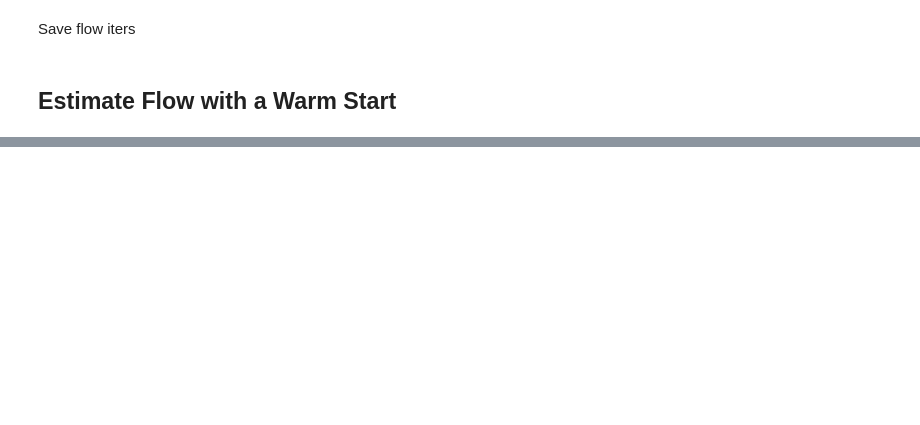
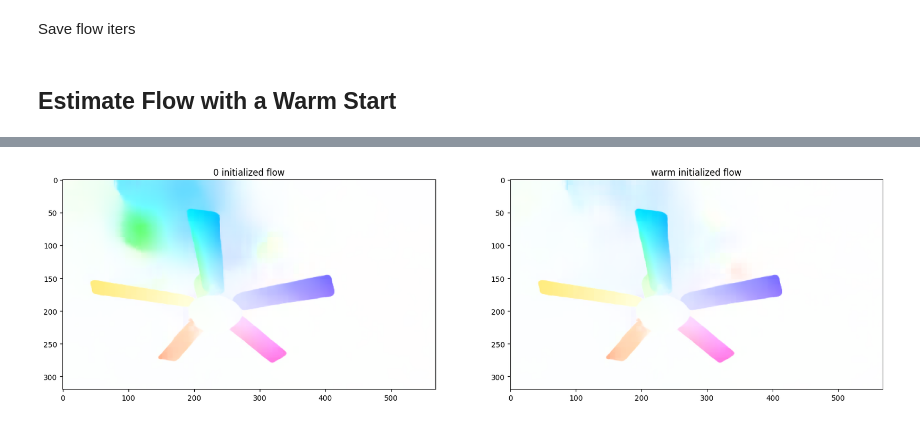
Before and after one commit to itberrios/CV_projects, a Jupyter notebook: RAFT/RAFT_exploration.ipynb, the cells around one changed output, grey strips where cells are left out. Cells and saved outputs as stored; diff of their text form; code cells hidden in the pictures; blank space fills up the shorter version.

```diff
--- a/RAFT/RAFT_exploration.ipynb
+++ b/RAFT/RAFT_exploration.ipynb
@@ -265,0 +257,18 @@ ax1.set_title('warm initialized flow');
+# %%
+# get previous estimate at 1/8 res
+flow_lo, flow_up = inference(model, frame1, frame2, device='cuda', pad_mode=None, iters=20, test_mode=True)
+
+# 0 initialization
+flow_lo_cold, flow_up_cold = inference(model, frame2, frame3, device='cuda', pad_mode=None, flow_init=None, iters=20, test_mode=True)
+
+# warm initialization
+flow_lo_warm, flow_up_warm = inference(model, frame2, frame3, device='cuda', pad_mode=None, flow_init=flow_lo, iters=20, test_mode=True)
+# %%
+f, (ax0, ax1) = plt.subplots(1,2, figsize=(20,10))
+
+ax0.imshow(get_viz(flow_up_cold))
+ax0.set_title('0 initialized flow')
+ax1.imshow(get_viz(flow_up_warm))
+ax1.set_title('warm initialized flow');i
+# %% [output]
+[figure, added]
```
Also changed, not shown: parts of 9 cells of this notebook.
